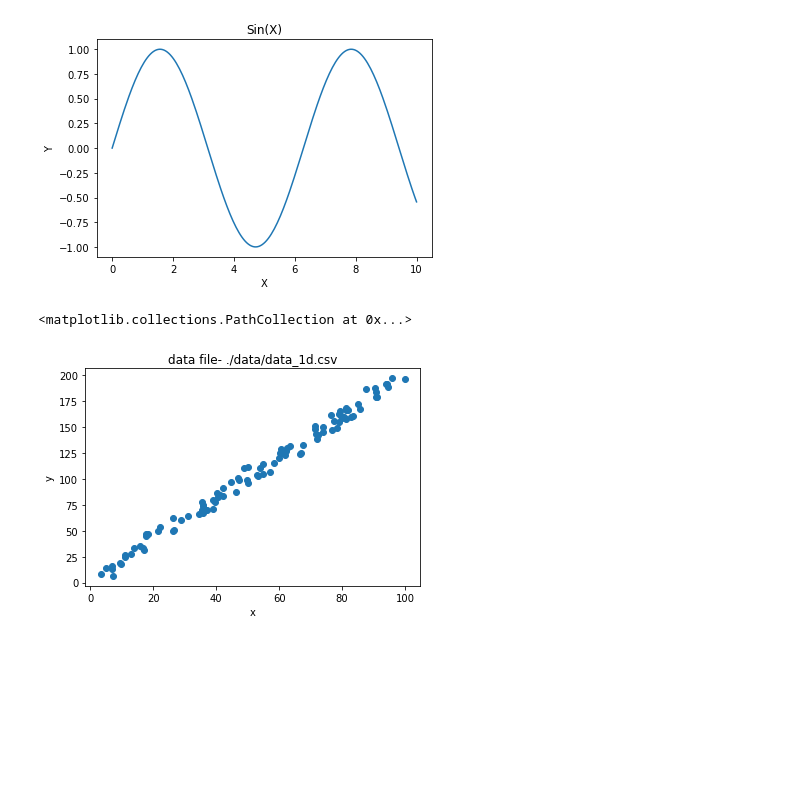
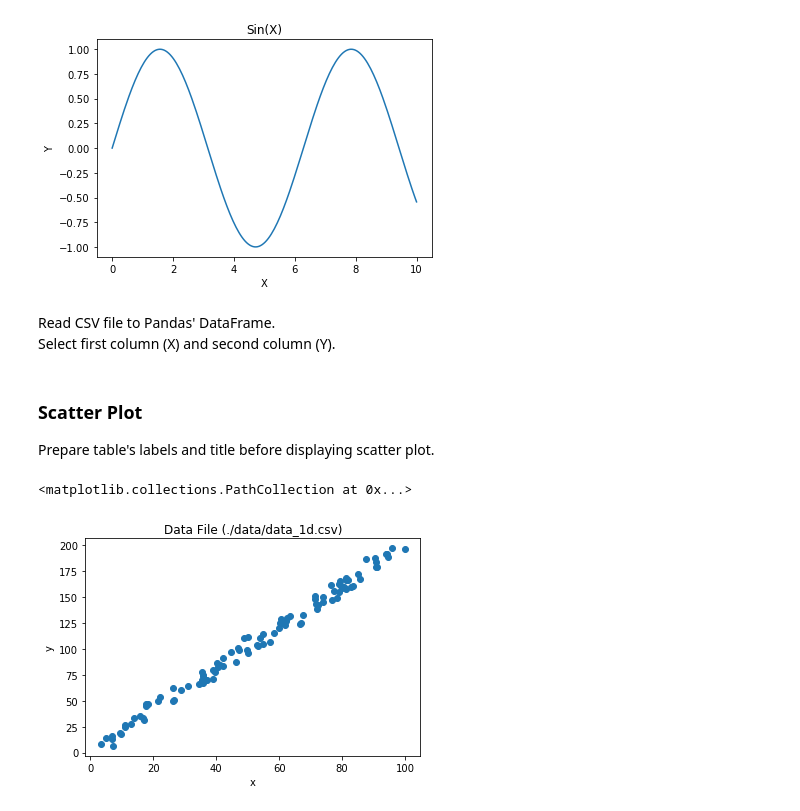
Before and after one commit to ozdemirht/Data-Science, a Jupyter notebook: matplotlib/ex1/example.ipynb, the cells around one changed output. Cells and saved outputs as stored; diff of their text form; code cells hidden in the pictures; blank space fills up the shorter version.

```diff
--- a/matplotlib/ex1/example.ipynb
+++ b/matplotlib/ex1/example.ipynb
@@ -14,16 +21,22 @@ plt.plot(x,y)
 # %% [output]
 [<matplotlib.lines.Line2D at 0x...>]
 [figure]
+# %% [markdown]
+Read CSV file to Pandas' DataFrame. <br>
+Select first column (X) and second column (Y).
 # %%
 df_name = './data/data_1d.csv'
 A = pd.read_csv(df_name,header=None).as_matrix()
 x = A[:,0]
 y = A[:,1]
+# %% [markdown]
+### Scatter Plot
+Prepare table's labels and title before displaying scatter plot.
 # %%
 plt.xlabel('x')
 plt.ylabel('y')
-plt.title('data file- '+df_name)
+plt.title('Data File ('+df_name+')')
 plt.scatter(x,y)
 # %% [output]
 <matplotlib.collections.PathCollection at 0x...>
-[figure, old version]
+[figure, new version]
```
Also changed, not shown: parts of 5 cells of this notebook.
